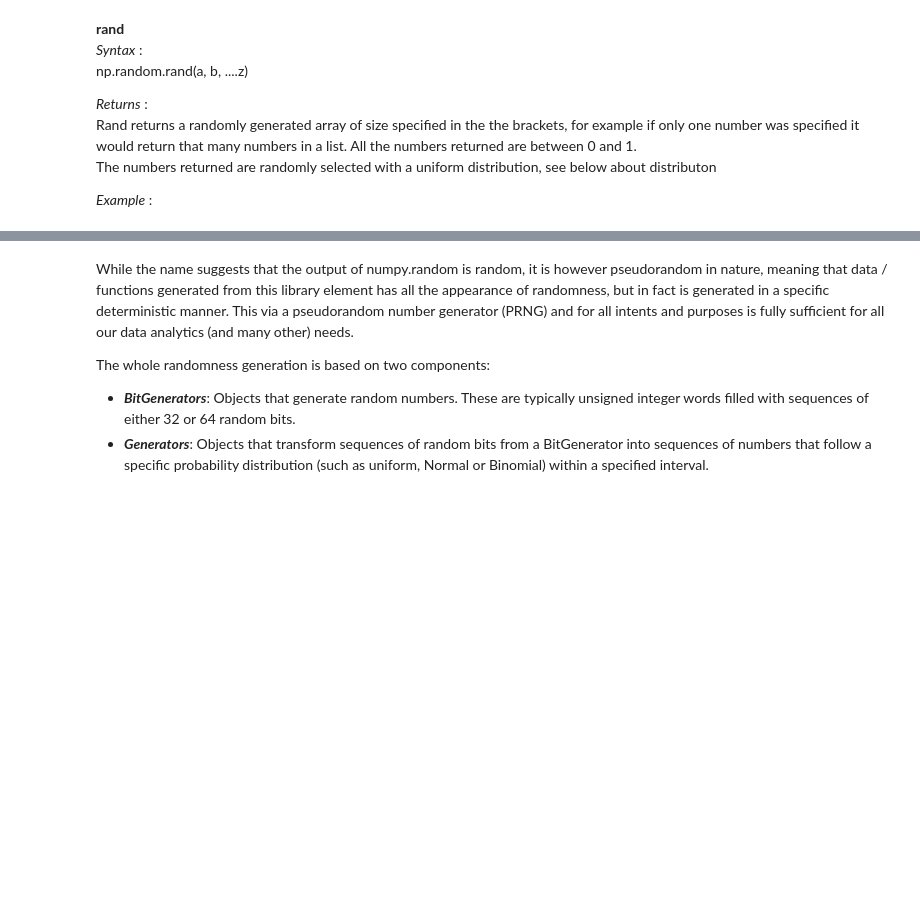
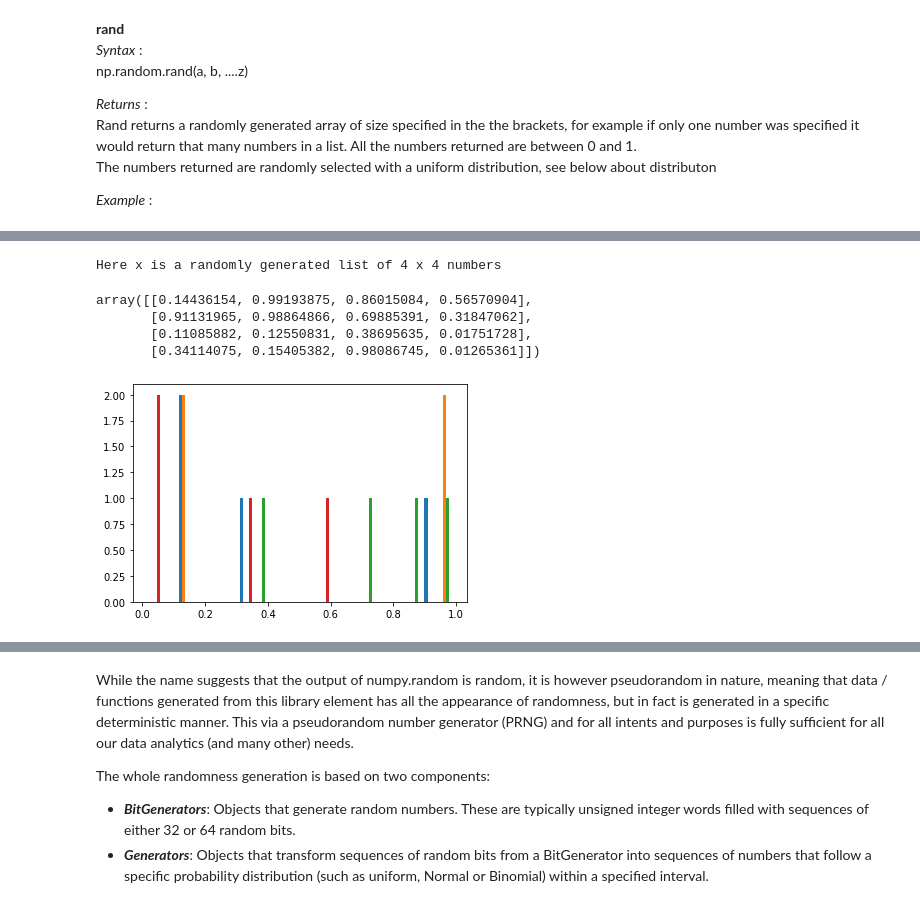
Before and after one commit to YBrady/03-PDA-Assignment-numpy.random, a Jupyter notebook: 03-PDA-numpy.random.ipynb, the cells around one changed output, grey strips where cells are left out. Cells and saved outputs as stored; diff of their text form; code cells hidden in the pictures; blank space fills up the shorter version.

```diff
--- a/03-PDA-numpy.random.ipynb
+++ b/03-PDA-numpy.random.ipynb
@@ -97,0 +98,13 @@ Here x is a randomly generated list of 50500 numbers ranging from 3.965647891290
+# %%
+# Here we are using np.random.rand based on an array of size chosn by the game above.
+x = np.random.rand(yourChoice, compChoice)
+plt.hist(x, 20)
+print("Here x is a randomly generated list of", yourChoice, "x", compChoice, "numbers")
+x
+# %% [output]
+Here x is a randomly generated list of 4 x 4 numbers
+array([[0.14436154, 0.99193875, 0.86015084, 0.56570904],
+       [0.91131965, 0.98864866, 0.69885391, 0.31847062],
+       [0.11085882, 0.12550831, 0.38695635, 0.01751728],
+       [0.34114075, 0.15405382, 0.98086745, 0.01265361]])
+[figure, added]
```
Also changed, not shown: parts of 8 cells of this notebook.
